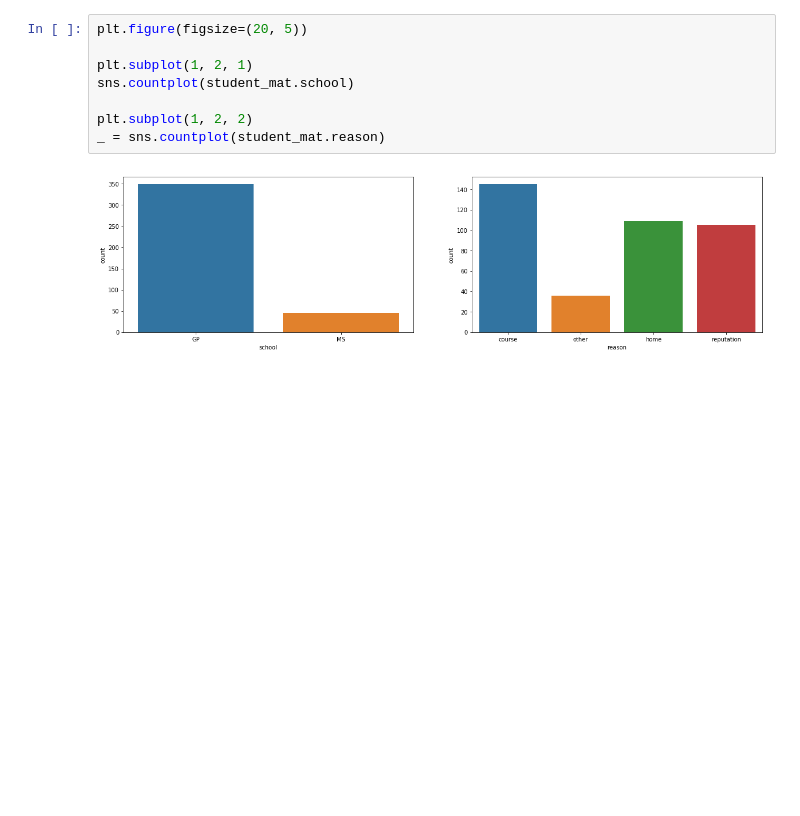
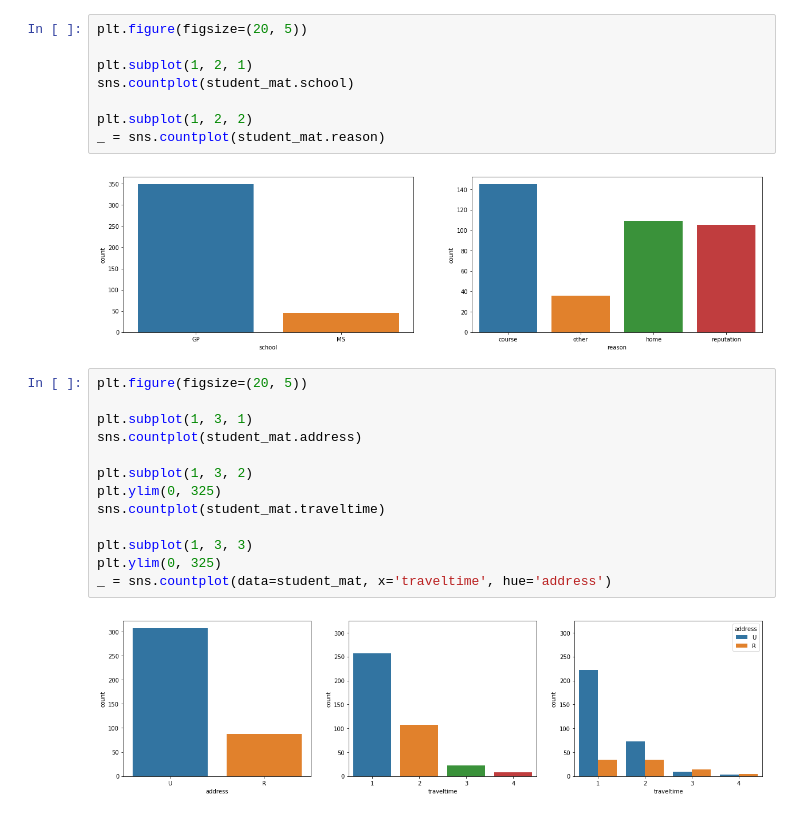
Before and after one commit to Maryqwer/student-performance, a Jupyter notebook: exploratory-data-analysis.ipynb, the cells around one changed output. Drawn from its saved outputs; the diff is of its cells as text; blank space fills up the shorter version.

Commit message:
Visualizing attributes relatives to Parents

```diff
--- a/exploratory-data-analysis.ipynb
+++ b/exploratory-data-analysis.ipynb
@@ -150,3 +150,18 @@ plt.subplot(1, 2, 2)
 _ = sns.countplot(student_mat.reason)
 # %% [output]
 [figure]
+# %%
+plt.figure(figsize=(20, 5))
+
+plt.subplot(1, 3, 1)
+sns.countplot(student_mat.address)
+
+plt.subplot(1, 3, 2)
+plt.ylim(0, 325)
+sns.countplot(student_mat.traveltime)
+
+plt.subplot(1, 3, 3)
+plt.ylim(0, 325)
+_ = sns.countplot(data=student_mat, x='traveltime', hue='address')
+# %% [output]
+[figure, added]
```
Also changed, not shown: parts of 2 cells of this notebook.
